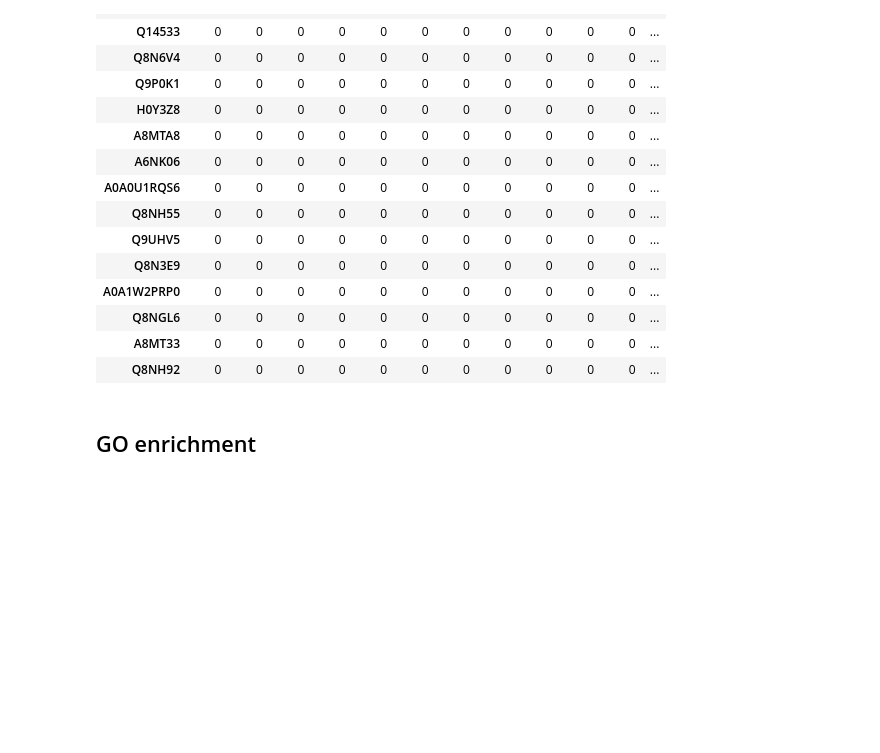
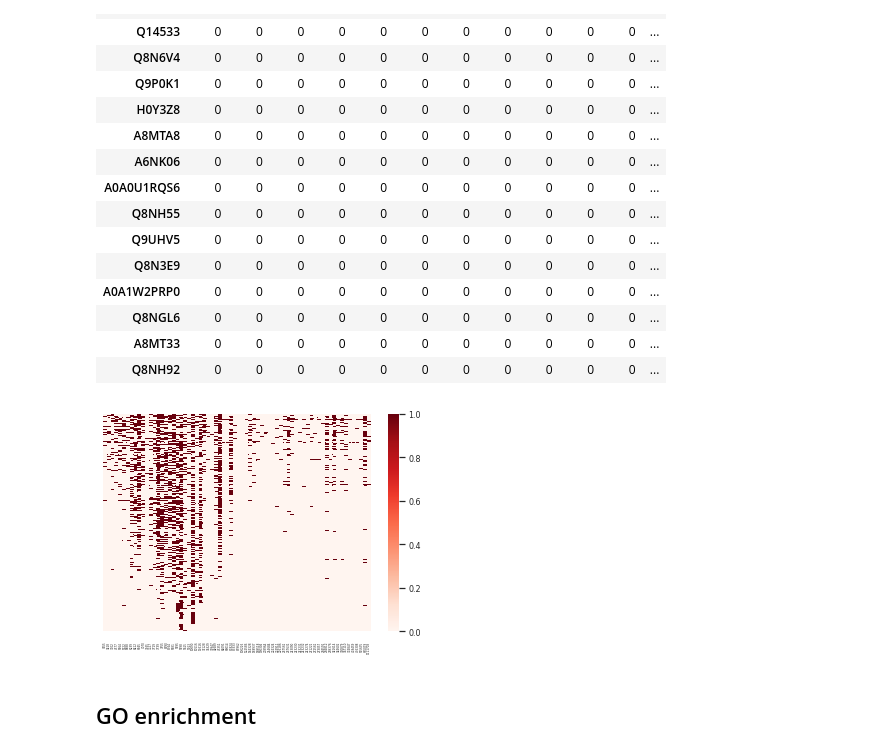
Before and after one commit to geovalexis/PP2GO, a Jupyter notebook: Methods.ipynb, the cells around one changed output. Saved outputs shown, nothing was run; the diff lists cells and outputs as text; code cells hidden in the pictures; blank space fills up the shorter version.

```diff
--- a/Methods.ipynb
+++ b/Methods.ipynb
@@ -579,7 +600,8 @@ pd.DataFrame(squareform(Y)) # Uncondense the matrix. This seems stupid but it ju
 # %% [markdown]
 ### With Jaccart distance
 # %%
-Y = pdist(orthologs_counts_matrix_presence_absence, metric="jaccard") # uncondensed distance matrix
+X = getOrthologsPresenceMatrix()
+Y = computeDistanceMatrix(X, "jaccard") # uncondensed distance matrix
 pd.DataFrame(squareform(Y)) # condense distance matrix
 # %% [output]
 |  | 0 | 1 | 2 | 3 | 4 | 5 | 6 | 7 | 8 | 9 | 10 | ... |
@@ -611,6 +633,14 @@ Summary:![linkage_methods.PNG](embedded-picture-1)
 * Inconsistency cut-off with scipy: https://docs.scipy.org/doc/scipy/reference/generated/scipy.cluster.hierarchy.fcluster.html#scipy.cluster.hierarchy.fcluster
 # %% [markdown]
 #### Using the correlation matrix
+# %%
+import matplotlib.pyplot as plt
+
+def plotDendogram(Z):
+    fig = plt.figure(figsize=(25, 10))
+    dn = dendrogram(Z) #NOTE: this process consumes a lot of resources
+    plt.show()
+    plt.close()
 # %%
 # Based on https://towardsdatascience.com/hierarchical-clustering-explained-e58d2f936323 example
 
@@ -729,3 +769,9 @@ Text(0, 0.5, 'PCA 2')
 [figure]
 # %% [markdown]
 ## Clusters analysis
+# %%
+# Prerequisites
+orthologs_counts_matrix_presence_absence = getOrthologsPresenceMatrix()
+Y = computeDistanceMatrix(orthologs_counts_matrix_presence_absence, "hamming")
+cluster_labels = getClusterLabelsSklearn(Y)
+orthologs_counts_matrix_presence_absence["cluster"] = cluster_labels
@@ -732,5 +782,4 @@ Text(0, 0.5, 'PCA 2')
 # %%
-orthologs_counts_matrix_presence_absence["cluster"] = clusters_array
 
 # The cluster with less genes has:
 print("Min genes per cluster: ", orthologs_counts_matrix_presence_absence.groupby("cluster").size().min())
@@ -797,6 +846,13 @@ orthologs_counts_matrix_presence_absence.loc[cluster]
 | Q8NGL6 | 0 | 0 | 0 | 0 | 0 | 0 | 0 | 0 | 0 | 0 | 0 | ... |
 | A8MT33 | 0 | 0 | 0 | 0 | 0 | 0 | 0 | 0 | 0 | 0 | 0 | ... |
 | Q8NH92 | 0 | 0 | 0 | 0 | 0 | 0 | 0 | 0 | 0 | 0 | 0 | ... |
+# %%
+
+sorted_clusters = orthologs_counts_matrix_presence_absence.groupby(level=["cluster"]).size().sort_values(ascending=True)
+ort_counts_pr_abs_sorted_by_cluster_size = orthologs_counts_matrix_presence_absence.reindex(level="cluster", index=sorted_clusters.index.values)
+plotHeatMap(ort_counts_pr_abs_sorted_by_cluster_size)
+# %% [output]
+[figure, added]
 # %% [markdown]
 ## GO enrichment
 # %% [markdown]
```
Also changed, not shown: parts of 11 cells of this notebook.
